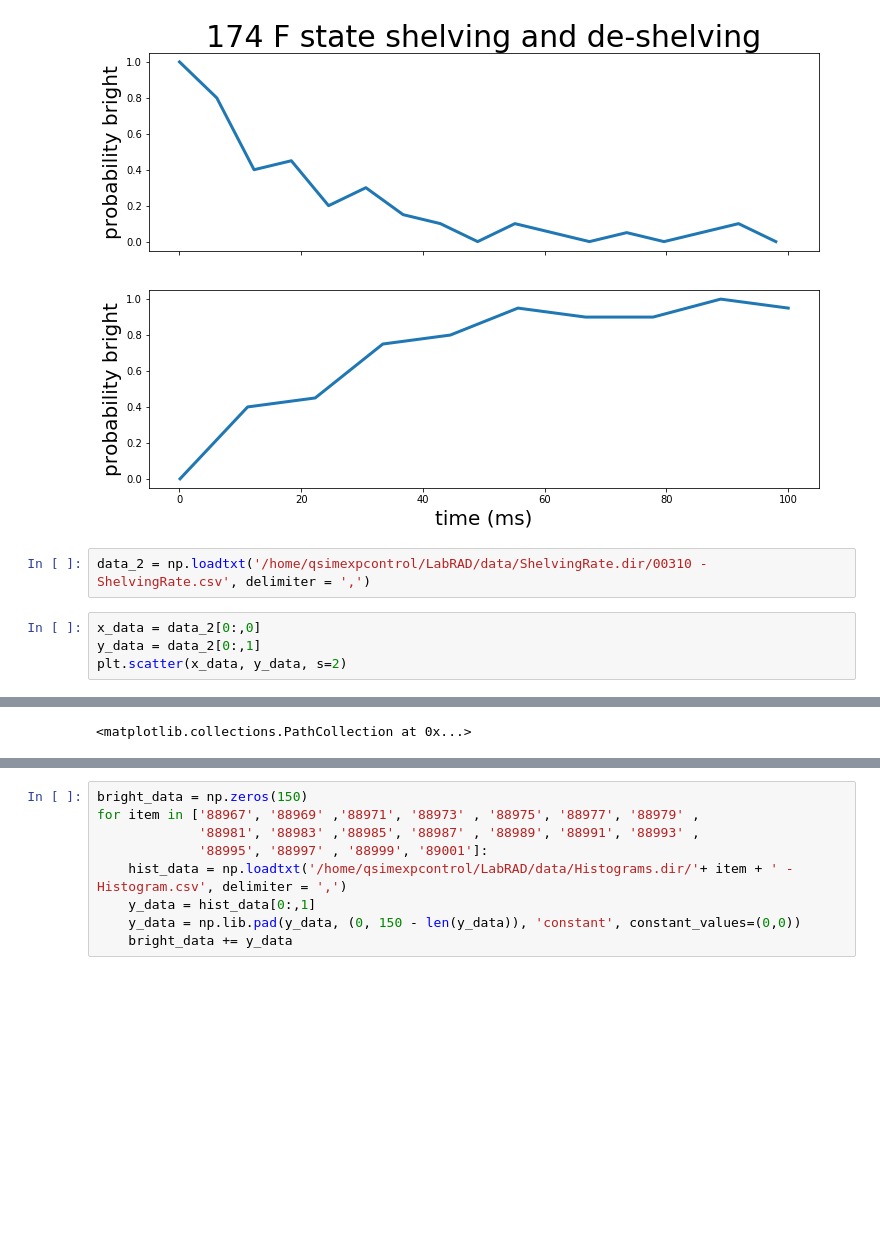
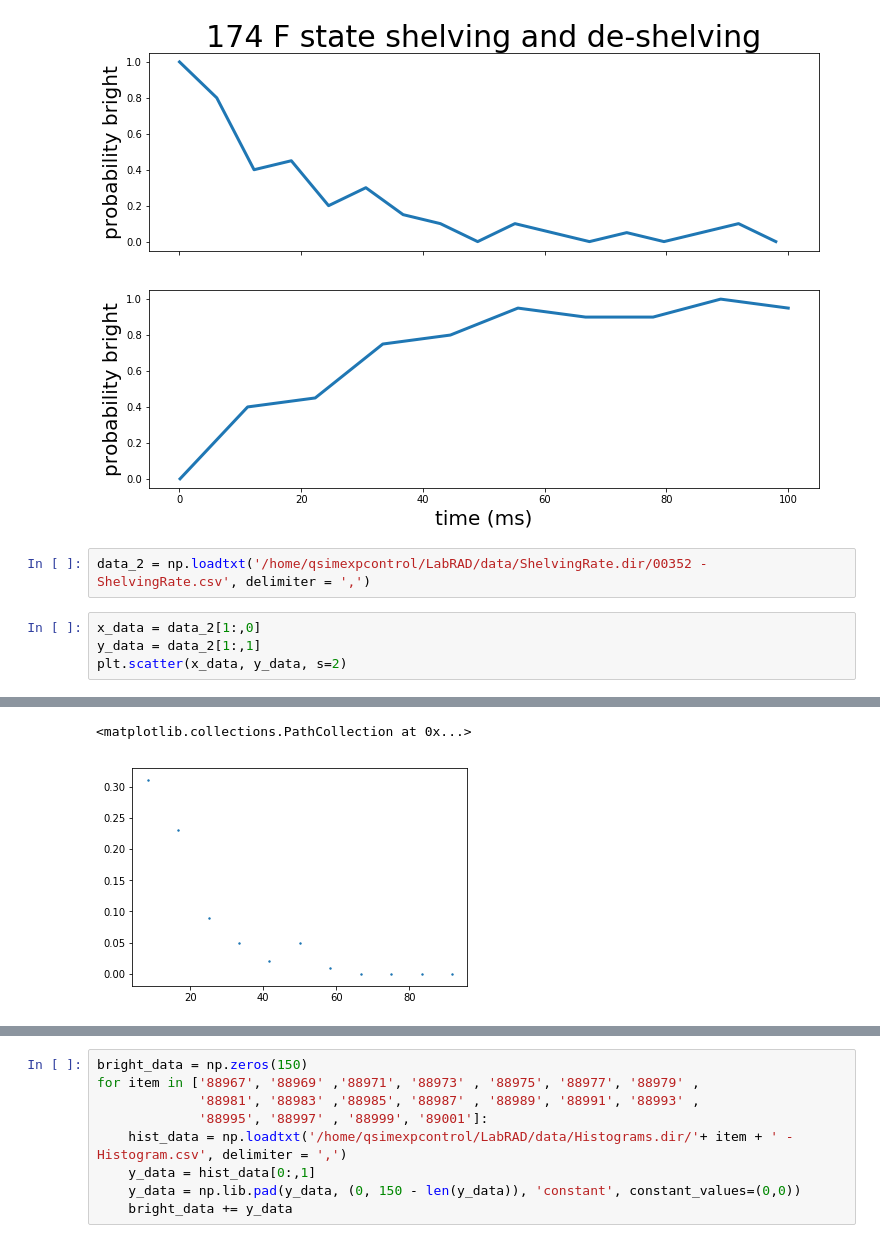
Before and after one commit to CampbellGroup/Qsim, a Jupyter notebook: Ipython-Notebooks/2018_NOV_27_411_shelving_deshelving.ipynb, the cells around one changed output, grey strips where cells are left out. Cells and saved outputs as stored; diff of their text form; blank space fills up the shorter version.

```diff
--- a/Ipython-Notebooks/2018_NOV_27_411_shelving_deshelving.ipynb
+++ b/Ipython-Notebooks/2018_NOV_27_411_shelving_deshelving.ipynb
@@ -20,9 +21,9 @@ plt.savefig('/home/qsimexpcontrol/plots/shelving/411_shelving_deshelving.pdf')
 # %% [output]
 [figure]
 # %%
-data_2 = np.loadtxt('/home/qsimexpcontrol/LabRAD/data/ShelvingRate.dir/00310 - ShelvingRate.csv', delimiter = ',')
+data_2 = np.loadtxt('/home/qsimexpcontrol/LabRAD/data/ShelvingRate.dir/00352 - ShelvingRate.csv', delimiter = ',')
 # %%
-x_data = data_2[0:,0]
-y_data = data_2[0:,1]
+x_data = data_2[1:,0]
+y_data = data_2[1:,1]
 plt.scatter(x_data, y_data, s=2)
 # %% [output]
@@ -31,4 +30,5 @@ plt.scatter(x_data, y_data, s=2)
 <matplotlib.collections.PathCollection at 0x...>
+[figure, added]
 # %%
 from scipy.optimize import curve_fit
 def expfunc(x, b):
```
Also changed, not shown: parts of 14 cells of this notebook, 24 other files.
